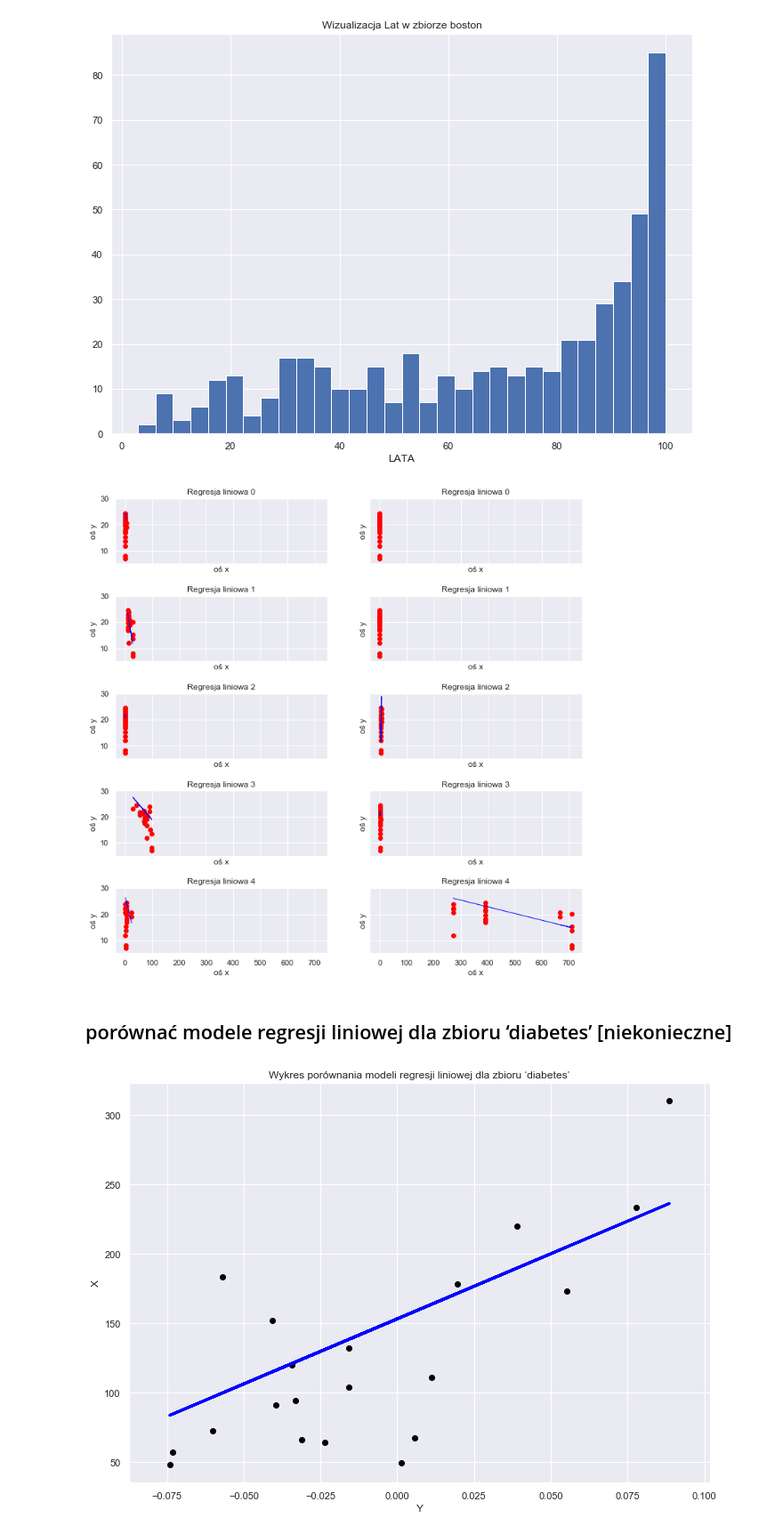
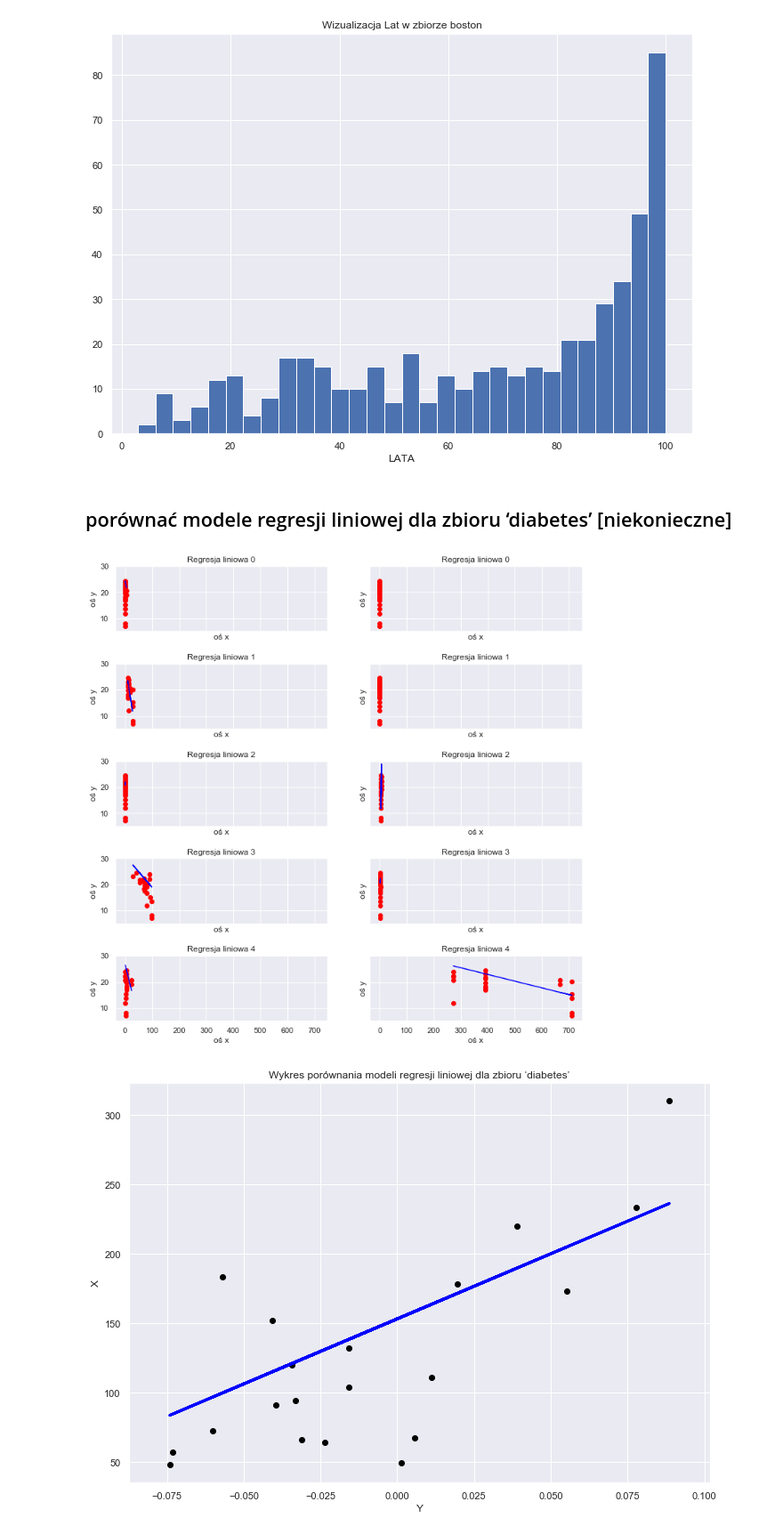
Before and after one commit to Jakub47/Przedmiot-DataScience, a Jupyter notebook: Lab5/Lab5Bergmann.ipynb, the cells around one changed output. Shown: that part at 89% size. Cells and saved outputs as stored; diff of their text form; code cells hidden in the pictures.

Commit message:
diabetes to boston

```diff
--- a/Lab5/Lab5Bergmann.ipynb
+++ b/Lab5/Lab5Bergmann.ipynb
@@ -35,44 +35,44 @@ plt.title('Wizualizacja Lat w zbiorze boston')
 plt.show()
 # %% [output]
 [figure]
-# %%
-#Utwórz kilka subplotów na który przedstawione zostaną wykresy
-f, axarr = plt.subplots(5,2, sharex=True, sharey=True,figsize=(12,12))
-f.subplots_adjust(hspace=.5) # Dodaj przestrzeń między wykresami
-
-for i in range(0,5):
-    for j in range(0,2):
-        # Użyj tylko jednego featue
-        diabetes_X = boston.data[:, np.newaxis, i*2+j]
-
-        # Rozdziel dane na zbiory do treningu i do testów
-        boston_X_train = diabetes_X[:-20]
-        boston_X_test = diabetes_X[-20:]
-
-        # Rozdziel dane na zbiory do treningu i do testów
-        boston_y_train = boston.target[:-20]
-        boston_y_test = boston.target[-20:]
-
-        # Utwórz obiekt potrzebny do utworzenie regresji liniowej
-        regr = linear_model.LinearRegression()
-
-        # Trenuj model korzystanjąc z zestawów do trenowania
-        regr.fit(boston_X_train, boston_y_train)
-
-
-
-        # Na obecnym indeksie subplotu narysuj wykres
-        axarr[i,j].scatter(boston_X_test, boston_y_test,  color='red')
-        axarr[i,j].plot(boston_X_test, regr.predict(boston_X_test), color='blue', linewidth=1)
-        axarr[i,j].set(xlabel = 'oś x') #ustaw x label czyli to co na dole
-        axarr[i,j].set(ylabel = 'oś y')  #ustaw x label czyli to co po prawej
-        axarr[i,j].set_title("Regresja liniowa " + str(i)) #ustaw tytuł osi
-
-plt.show()
-# %% [output]
-[figure, removed]
 # %% [markdown]
 ## porównać modele regresji liniowej dla zbioru ‘diabetes’ [niekonieczne]
+# %%
+#Utwórz kilka subplotów na który przedstawione zostaną wykresy
+f, axarr = plt.subplots(5,2, sharex=True, sharey=True,figsize=(12,12))
+f.subplots_adjust(hspace=.5) # Dodaj przestrzeń między wykresami
+
+for i in range(0,5):
+    for j in range(0,2):
+        # Użyj tylko jednego featue
+        diabetes_X = boston.data[:, np.newaxis, i*2+j]
+
+        # Rozdziel dane na zbiory do treningu i do testów
+        boston_X_train = diabetes_X[:-20]
+        boston_X_test = diabetes_X[-20:]
+
+        # Rozdziel dane na zbiory do treningu i do testów
+        boston_y_train = boston.target[:-20]
+        boston_y_test = boston.target[-20:]
+
+        # Utwórz obiekt potrzebny do utworzenie regresji liniowej
+        regr = linear_model.LinearRegression()
+
+        # Trenuj model korzystanjąc z zestawów do trenowania
+        regr.fit(boston_X_train, boston_y_train)
+
+
+
+        # Na obecnym indeksie subplotu narysuj wykres
+        axarr[i,j].scatter(boston_X_test, boston_y_test,  color='red')
+        axarr[i,j].plot(boston_X_test, regr.predict(boston_X_test), color='blue')
+        axarr[i,j].set(xlabel = 'oś x') #ustaw x label czyli to co na dole
+        axarr[i,j].set(ylabel = 'oś y')  #ustaw x label czyli to co po prawej
+        axarr[i,j].set_title("Regresja liniowa " + str(i)) #ustaw tytuł osi
+
+plt.show()
+# %% [output]
+[figure, added]
 # %%
 #Poberz dane z "diabetes" dodając nową oś
 diabetes_X = diabetes.data[:, np.newaxis, 2]
```
